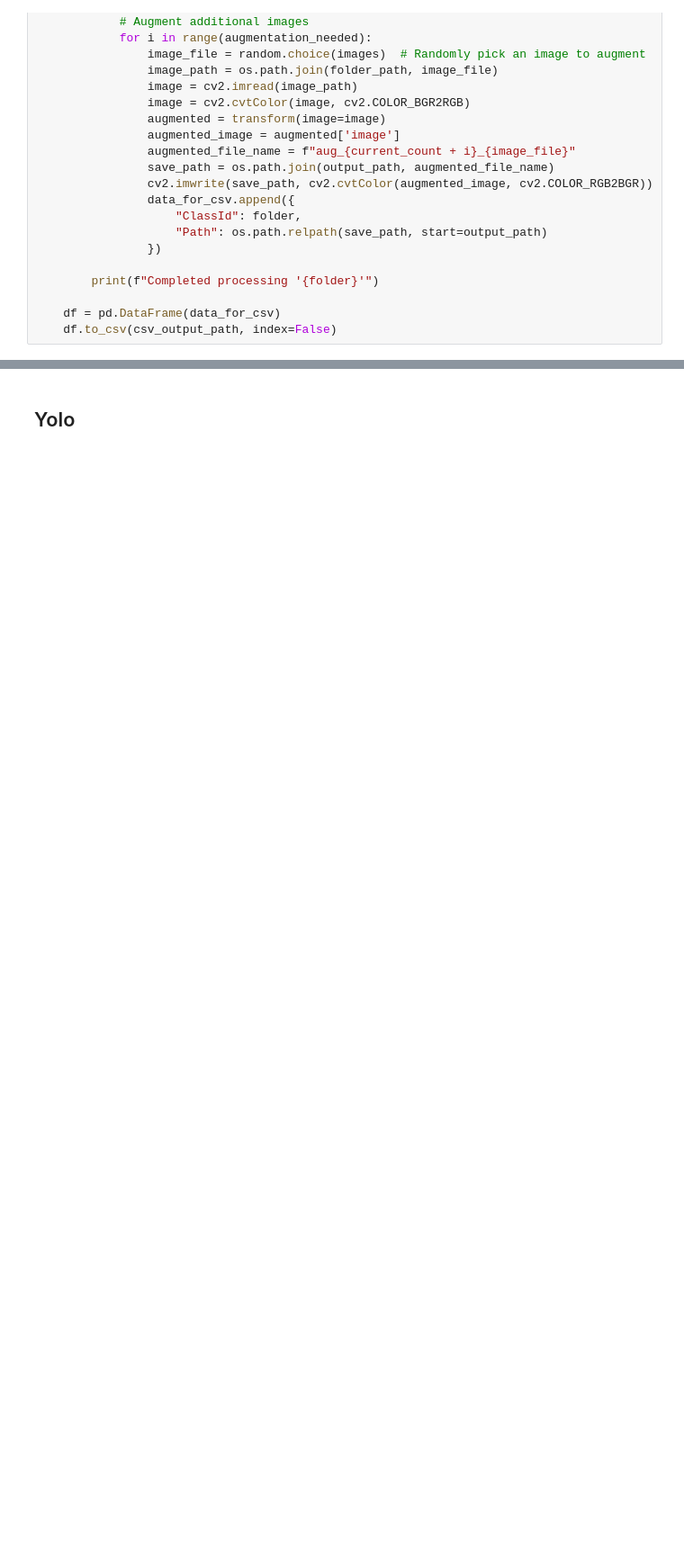
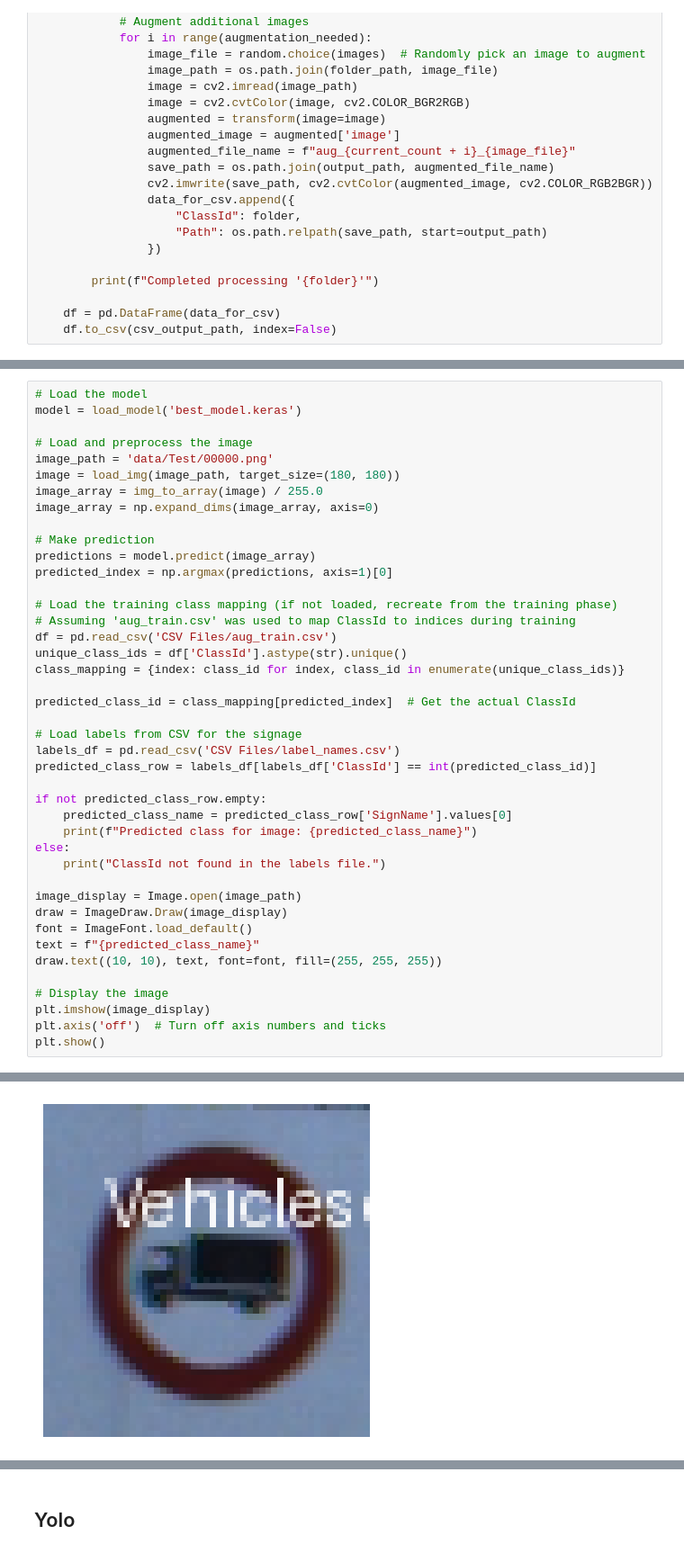
Before and after one commit to RahulAlluriUmd/ece5831-2024-final-project, a Jupyter notebook: project/final-project.ipynb, the cells around one changed output, grey strips where cells are left out. Shown at 90% size. Saved outputs shown, nothing was run; the diff lists cells and outputs as text; blank space fills up the shorter version.

```diff
--- a/project/final-project.ipynb
+++ b/project/final-project.ipynb
@@ -238,0 +327,43 @@ print(f"Probability of predicted class: {predictions[0][predicted_class_index]:.
+# %%
+# Load the model
+model = load_model('best_model.keras')
+
+# Load and preprocess the image
+image_path = 'data/Test/00000.png'
+image = load_img(image_path, target_size=(180, 180))
+image_array = img_to_array(image) / 255.0
+image_array = np.expand_dims(image_array, axis=0)
+
+# Make prediction
+predictions = model.predict(image_array)
+predicted_index = np.argmax(predictions, axis=1)[0]
+
+# Load the training class mapping (if not loaded, recreate from the training phase)
+# Assuming 'aug_train.csv' was used to map ClassId to indices during training
+df = pd.read_csv('CSV Files/aug_train.csv')
+unique_class_ids = df['ClassId'].astype(str).unique()
+class_mapping = {index: class_id for index, class_id in enumerate(unique_class_ids)}
+
+predicted_class_id = class_mapping[predicted_index]  # Get the actual ClassId
+
+# Load labels from CSV for the signage
+labels_df = pd.read_csv('CSV Files/label_names.csv')
+predicted_class_row = labels_df[labels_df['ClassId'] == int(predicted_class_id)]
+
+if not predicted_class_row.empty:
+    predicted_class_name = predicted_class_row['SignName'].values[0]
+    print(f"Predicted class for image: {predicted_class_name}")
+else:
+    print("ClassId not found in the labels file.")
+
+image_display = Image.open(image_path)
+draw = ImageDraw.Draw(image_display)
+font = ImageFont.load_default()
+text = f"{predicted_class_name}"
+draw.text((10, 10), text, font=font, fill=(255, 255, 255))
+
+# Display the image
+plt.imshow(image_display)
+plt.axis('off')  # Turn off axis numbers and ticks
+plt.show()
+# %% [output]
@@ -238,0 +372 @@ print(f"Probability of predicted class: {predictions[0][predicted_class_index]:.
+[figure, added]
```
Also changed, not shown: parts of 32 cells of this notebook, 18 other files.
